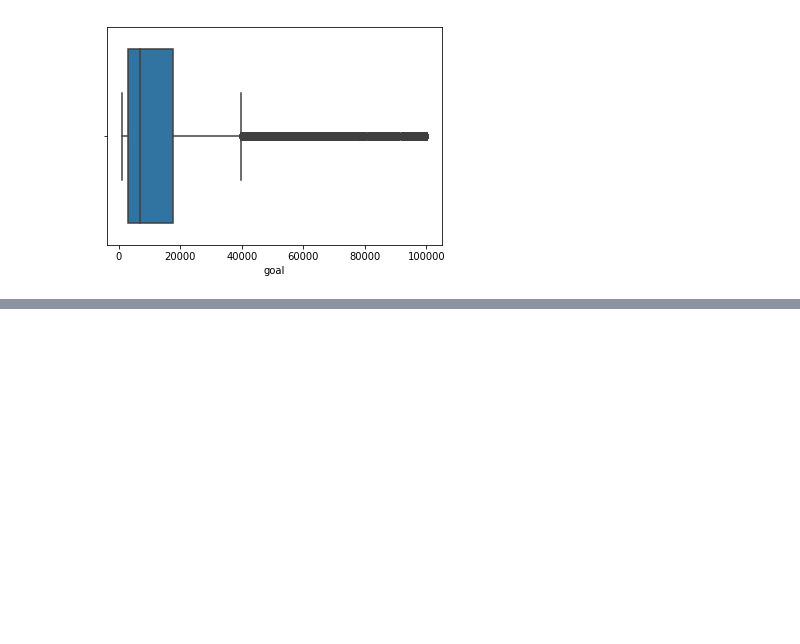
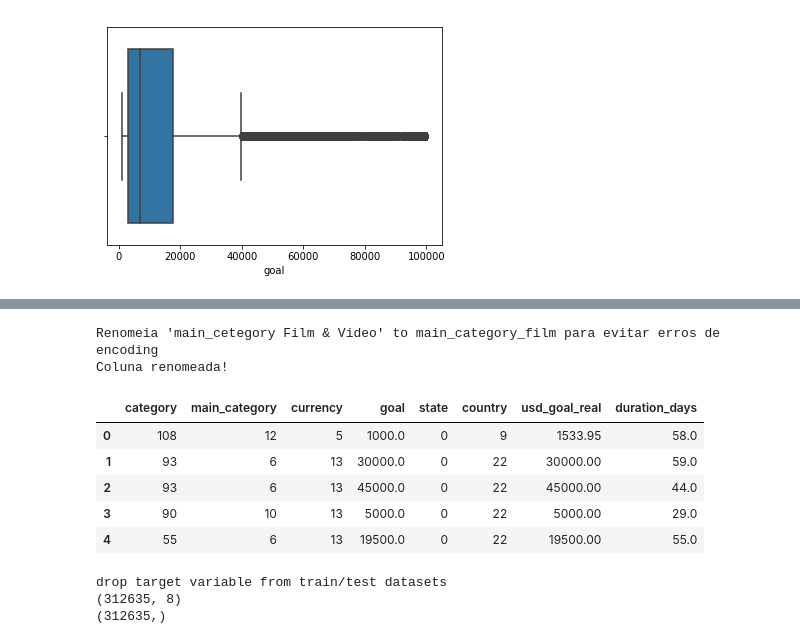
Before and after one commit to victormazevedo/kickstart-random-forest-model, a Jupyter notebook: Kickstarter_Model.ipynb, the cells around one changed output, grey strips where cells are left out. Saved outputs shown, nothing was run; the diff lists cells and outputs as text; code cells hidden in the pictures; blank space fills up the shorter version.

```diff
--- a/Kickstarter_Model.ipynb
+++ b/Kickstarter_Model.ipynb
@@ -389,3 +429,27 @@ sns.boxplot(x=df['goal'])
 # %% [output]
 <matplotlib.axes._subplots.AxesSubplot at 0x...>
 [figure]
+# %%
+#realizando um integer encoding no state
+df['state'] = df['state'].map({
+    'successful': 1,
+    'failed': 0,
+    'suspended': 0,
+    'canceled': 0
+})
+# %%
+print("Utilizando one-hot encondig para category, main_category, currency e country")
+list_columns = ['category', 'main_category', 'currency', 'country']
+
+print(df['category'])
+for column_name in list_columns :
+  label_encoder = LabelEncoder()
+  label_encoder.fit(df[column_name].unique())
+  df[column_name] = label_encoder.transform(df[column_name])
+
+print(df['category'])
+
+# df = pd.get_dummies(df, columns = ['category'])
+# df = pd.get_dummies(df, columns = ['main_category'])
+# df = pd.get_dummies(df, columns = ['currency'])
+# df = pd.get_dummies(df, columns = ['country'])
@@ -391,0 +474,28 @@ sns.boxplot(x=df['goal'])
+# %%
+print("Renomeia 'main_cetegory Film & Video' to main_category_film para evitar erros de encoding")
+df.rename(columns = {"main_category_Film & Video" : "main_category_Film"}, inplace = True)
+print('Coluna renomeada!')
+# %% [output]
+Renomeia 'main_cetegory Film & Video' to main_category_film para evitar erros de encoding
+Coluna renomeada!
+# %%
+df.head()
+# %% [output]
+|  | category | main_category | currency | goal | state | country | usd_goal_real | duration_days |
+| 0 | 108 | 12 | 5 | 1000.0 | 0 | 9 | 1533.95 | 58.0 |
+| 1 | 93 | 6 | 13 | 30000.0 | 0 | 22 | 30000.00 | 59.0 |
+| 2 | 93 | 6 | 13 | 45000.0 | 0 | 22 | 45000.00 | 44.0 |
+| 3 | 90 | 10 | 13 | 5000.0 | 0 | 22 | 5000.00 | 29.0 |
+| 4 | 55 | 6 | 13 | 19500.0 | 0 | 22 | 19500.00 | 55.0 |
+# %%
+print('drop target variable from train/test datasets')
+print(df.shape)
+df.head()
+y = df['state']
+print(y.shape)
+y.head(5)
+df = df.drop('state', 1)
+# %% [output]
+drop target variable from train/test datasets
+(312635, 8)
+(312635,)
```
Also changed, not shown: parts of 28 cells of this notebook.
